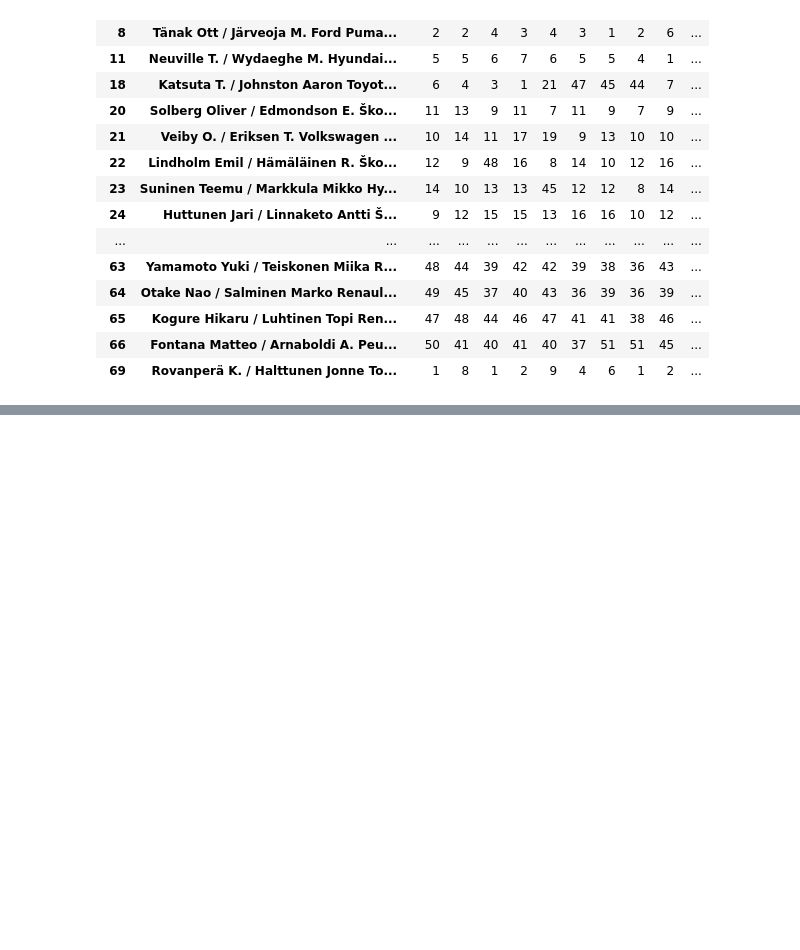
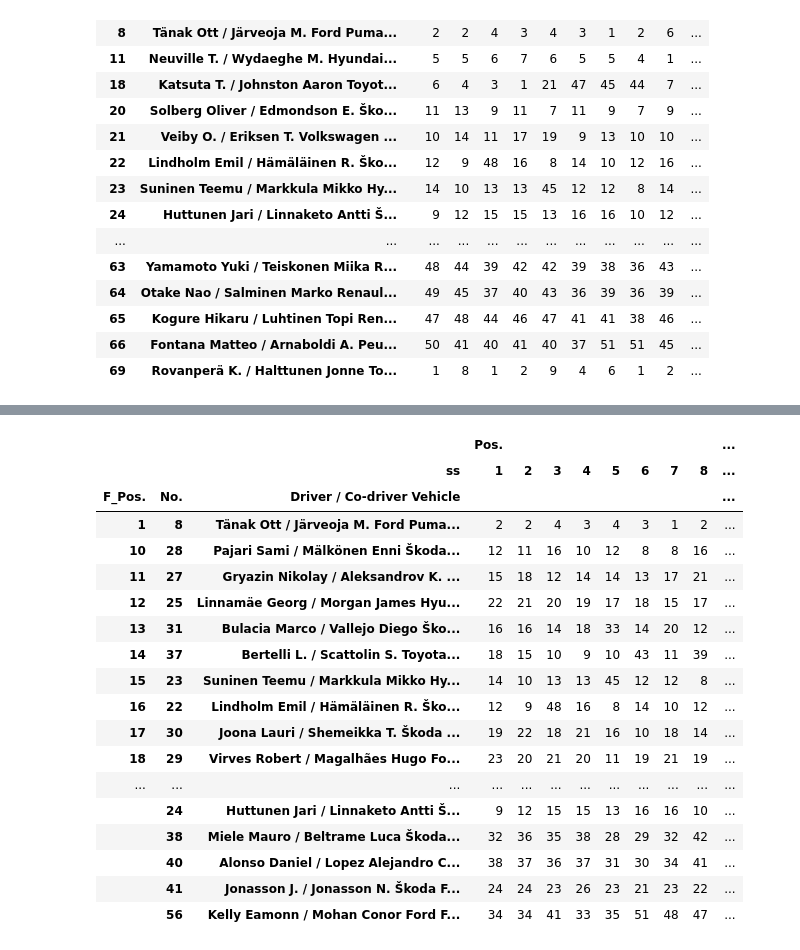
Before and after one commit to teneatis/results2023, a Jupyter notebook: wrc/02_Sweden/sweden_positions.ipynb, the cells around one changed output, grey strips where cells are left out. Cells and saved outputs as stored; diff of their text form; code cells hidden in the pictures; blank space fills up the shorter version.

```diff
--- a/wrc/02_Sweden/sweden_positions.ipynb
+++ b/wrc/02_Sweden/sweden_positions.ipynb
@@ -103,0 +107,13 @@ sweden2023_view2
+# %%
+linkFinal = 'https://rally-base.com/2023/rally-sweden-2023/'
+reqF = urllib.request.Request(linkFinal, headers={'User-Agent': 'Mozilla/5.0'})
+uClient = urllib.request.urlopen(reqF)
+page_F = uClient.read()
+uClient.close()
+dataF = pd.read_html(page_F)[2]
+
+dataF.columns = dataF.iloc[0]
+dataF = dataF[1:]
+dataF.columns.values[0] = "F_Pos."
+#dataF.rename(columns={'Pos.': 'F_Pos.'})
+dataF
@@ -103,0 +138,6 @@ sweden2023_view2
+# %%
+#dataF.drop(['Diff.Leader Diff.Prev.'], axis=1)
+#swedenStagePosition23 = pd.concat(sweden2023_stages, dataF, ignore_index=True)
+#swedenStagePosition23
+dataF2 = dataF.drop(dataF.columns[[2, 3, 4, 5, 6, 7]],axis = 1)
+dataF2
@@ -103,0 +162,5 @@ sweden2023_view2
+# %%
+dataF2['No.'] = dataF2['No.'].astype(str).astype(int)
+#dataF2['F_Pos.'] = dataF2['F_Pos.'].astype(str).astype(int)
+swedenStagePosition23 = sweden2023_stages.join(dataF2.set_index('No.'), on='No.', validate='m:1')
+swedenStagePosition23
@@ -103,0 +181,24 @@ sweden2023_view2
+# %%
+sweden2023_tempRan=swedenStagePosition23.drop(['Group','SS time', 'Aver. speed sec/km', 'Diff.Leader Diff.Prev.'], axis=1)
+sweden2023_viewRan = sweden2023_tempRan.set_index(['F_Pos.', 'No.','Driver / Co-driver Vehicle','ss'], drop=True).unstack('ss')
+sweden2023_viewRan.sort_values(by=['F_Pos.'])
+# %% [output]
+|  |  |  | Pos. |  |  |  |  |  |  |  | ... |
+|  |  | ss | 1 | 2 | 3 | 4 | 5 | 6 | 7 | 8 | ... |
+| F_Pos. | No. | Driver / Co-driver Vehicle |  |  |  |  |  |  |  |  | ... |
+| 1 | 8 | Tänak Ott / Järveoja M. Ford Puma... | 2 | 2 | 4 | 3 | 4 | 3 | 1 | 2 | ... |
+| 10 | 28 | Pajari Sami / Mälkönen Enni Škoda... | 12 | 11 | 16 | 10 | 12 | 8 | 8 | 16 | ... |
+| 11 | 27 | Gryazin Nikolay / Aleksandrov K. ... | 15 | 18 | 12 | 14 | 14 | 13 | 17 | 21 | ... |
+| 12 | 25 | Linnamäe Georg / Morgan James Hyu... | 22 | 21 | 20 | 19 | 17 | 18 | 15 | 17 | ... |
+| 13 | 31 | Bulacia Marco / Vallejo Diego Ško... | 16 | 16 | 14 | 18 | 33 | 14 | 20 | 12 | ... |
+| 14 | 37 | Bertelli L. / Scattolin S. Toyota... | 18 | 15 | 10 | 9 | 10 | 43 | 11 | 39 | ... |
+| 15 | 23 | Suninen Teemu / Markkula Mikko Hy... | 14 | 10 | 13 | 13 | 45 | 12 | 12 | 8 | ... |
+| 16 | 22 | Lindholm Emil / Hämäläinen R. Ško... | 12 | 9 | 48 | 16 | 8 | 14 | 10 | 12 | ... |
+| 17 | 30 | Joona Lauri / Shemeikka T. Škoda ... | 19 | 22 | 18 | 21 | 16 | 10 | 18 | 14 | ... |
+| 18 | 29 | Virves Robert / Magalhães Hugo Fo... | 23 | 20 | 21 | 20 | 11 | 19 | 21 | 19 | ... |
+| ... | ... | ... | ... | ... | ... | ... | ... | ... | ... | ... | ... |
+|  | 24 | Huttunen Jari / Linnaketo Antti Š... | 9 | 12 | 15 | 15 | 13 | 16 | 16 | 10 | ... |
+|  | 38 | Miele Mauro / Beltrame Luca Škoda... | 32 | 36 | 35 | 38 | 28 | 29 | 32 | 42 | ... |
+|  | 40 | Alonso Daniel / Lopez Alejandro C... | 38 | 37 | 36 | 37 | 31 | 30 | 34 | 41 | ... |
+|  | 41 | Jonasson J. / Jonasson N. Škoda F... | 24 | 24 | 23 | 26 | 23 | 21 | 23 | 22 | ... |
+|  | 56 | Kelly Eamonn / Mohan Conor Ford F... | 34 | 34 | 41 | 33 | 35 | 51 | 48 | 47 | ... |
```
Also changed, not shown: parts of 7 cells of this notebook, 23 other files.
